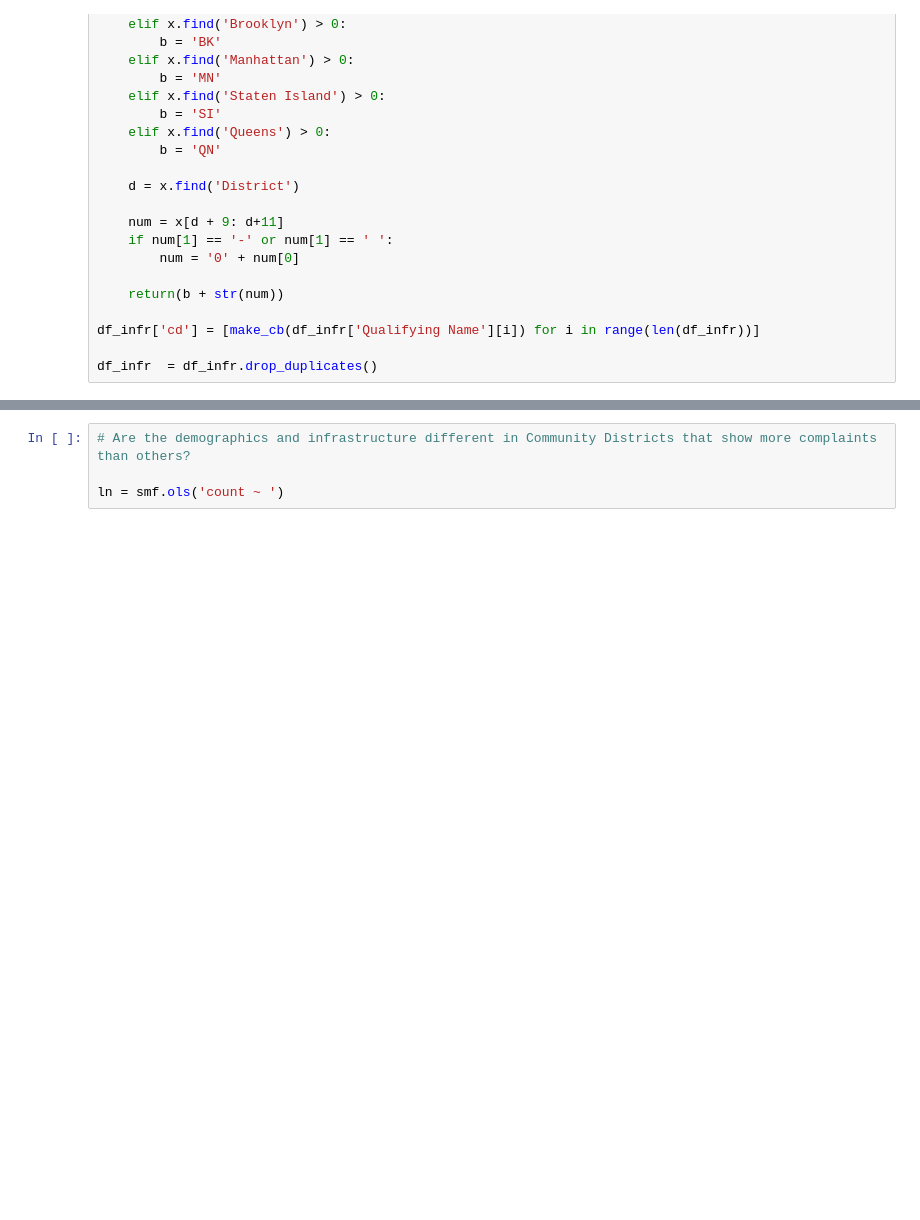
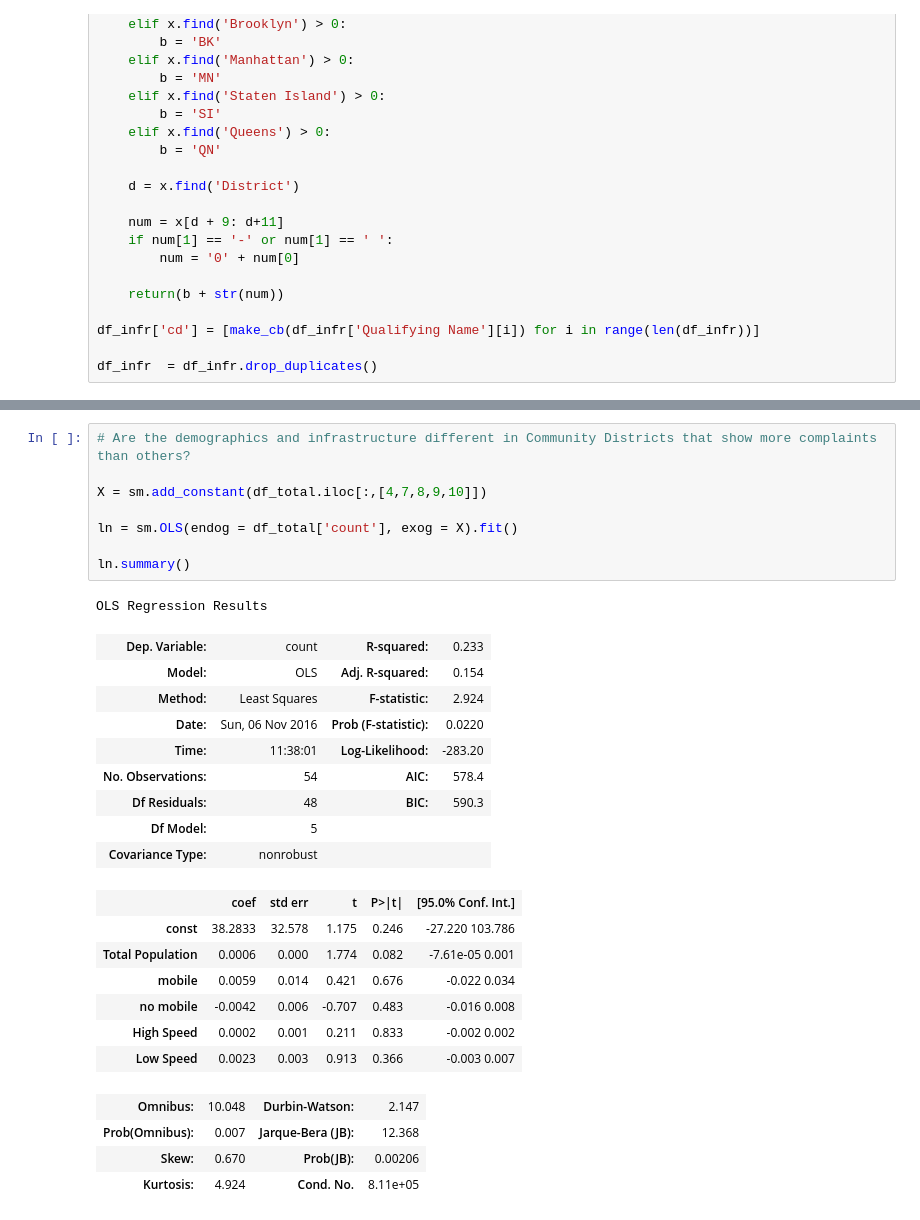
Before and after one commit to bsmiller25/PUI2016_bm2393, a Jupyter notebook: HW8_bm2393/Lab.ipynb, the cells around one changed output, grey strips where cells are left out. Cells and saved outputs as stored; diff of their text form; blank space fills up the shorter version.

```diff
--- a/HW8_bm2393/Lab.ipynb
+++ b/HW8_bm2393/Lab.ipynb
@@ -397,4 +377,30 @@ df_total.head()
 # %%
 # Are the demographics and infrastructure different in Community Districts that show more complaints than others?
 
-ln = smf.ols('count ~ ')
+X = sm.add_constant(df_total.iloc[:,[4,7,8,9,10]])
+
+ln = sm.OLS(endog = df_total['count'], exog = X).fit()
+
+ln.summary()
+# %% [output]
+OLS Regression Results
+| Dep. Variable: | count | R-squared: | 0.233 |
+| Model: | OLS | Adj. R-squared: | 0.154 |
+| Method: | Least Squares | F-statistic: | 2.924 |
+| Date: | Sun, 06 Nov 2016 | Prob (F-statistic): | 0.0220 |
+| Time: | 11:38:01 | Log-Likelihood: | -283.20 |
+| No. Observations: | 54 | AIC: | 578.4 |
+| Df Residuals: | 48 | BIC: | 590.3 |
+| Df Model: | 5 |  |  |
+| Covariance Type: | nonrobust |  |  |
+|  | coef | std err | t | P>|t| | [95.0% Conf. Int.] |
+| const | 38.2833 | 32.578 | 1.175 | 0.246 | -27.220 103.786 |
+| Total Population | 0.0006 | 0.000 | 1.774 | 0.082 | -7.61e-05 0.001 |
+| mobile | 0.0059 | 0.014 | 0.421 | 0.676 | -0.022 0.034 |
+| no mobile | -0.0042 | 0.006 | -0.707 | 0.483 | -0.016 0.008 |
+| High Speed | 0.0002 | 0.001 | 0.211 | 0.833 | -0.002 0.002 |
+| Low Speed | 0.0023 | 0.003 | 0.913 | 0.366 | -0.003 0.007 |
+| Omnibus: | 10.048 | Durbin-Watson: | 2.147 |
+| Prob(Omnibus): | 0.007 | Jarque-Bera (JB): | 12.368 |
+| Skew: | 0.670 | Prob(JB): | 0.00206 |
+| Kurtosis: | 4.924 | Cond. No. | 8.11e+05 |
```
Also changed, not shown: parts of 2 cells of this notebook.
